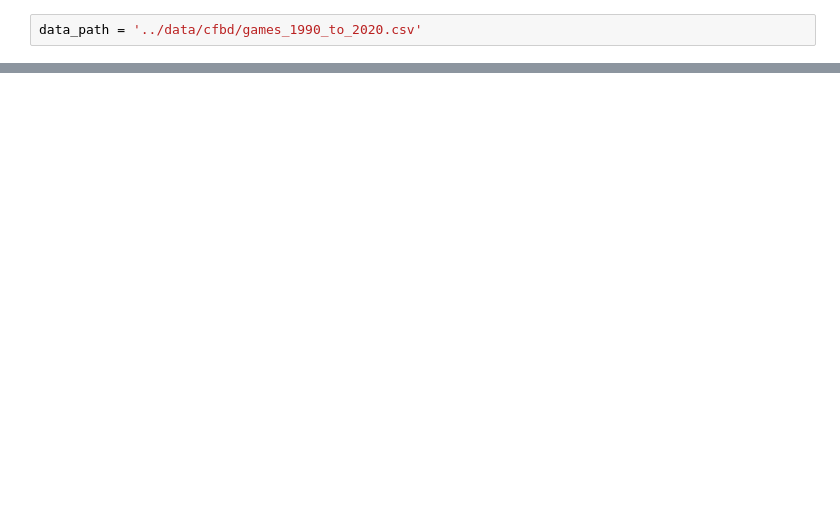
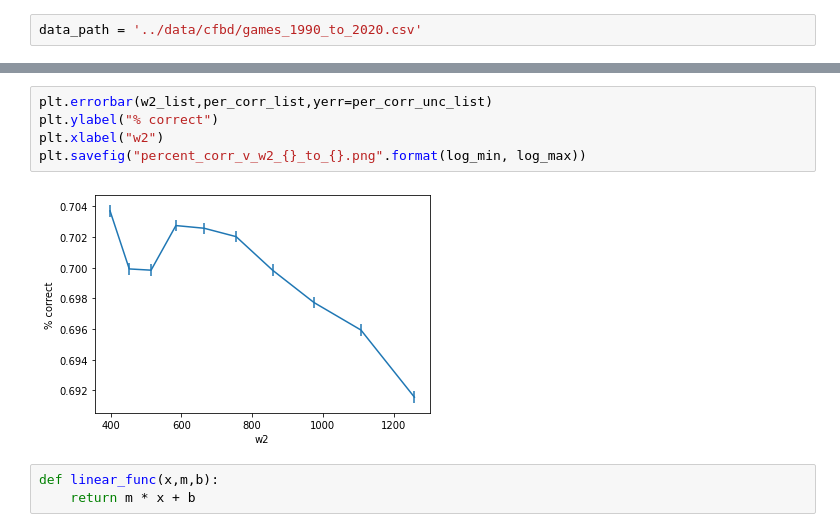
Before and after one commit to rymuelle/cfb, a Jupyter notebook: notebooks/tuning_win_loss_whr.ipynb, the cells around one changed output, grey strips where cells are left out. Cells and saved outputs as stored; diff of their text form; blank space fills up the shorter version.

```diff
--- a/notebooks/tuning_win_loss_whr.ipynb
+++ b/notebooks/tuning_win_loss_whr.ipynb
@@ -102,0 +161,10 @@ correct_prediction_list
+# %%
+plt.errorbar(w2_list,per_corr_list,yerr=per_corr_unc_list)
+plt.ylabel("% correct")
+plt.xlabel("w2")
+plt.savefig("percent_corr_v_w2_{}_to_{}.png".format(log_min, log_max))
+# %% [output]
+[figure, added]
+# %%
+def linear_func(x,m,b):
+    return m * x + b
```
Also changed, not shown: parts of 16 cells of this notebook.
